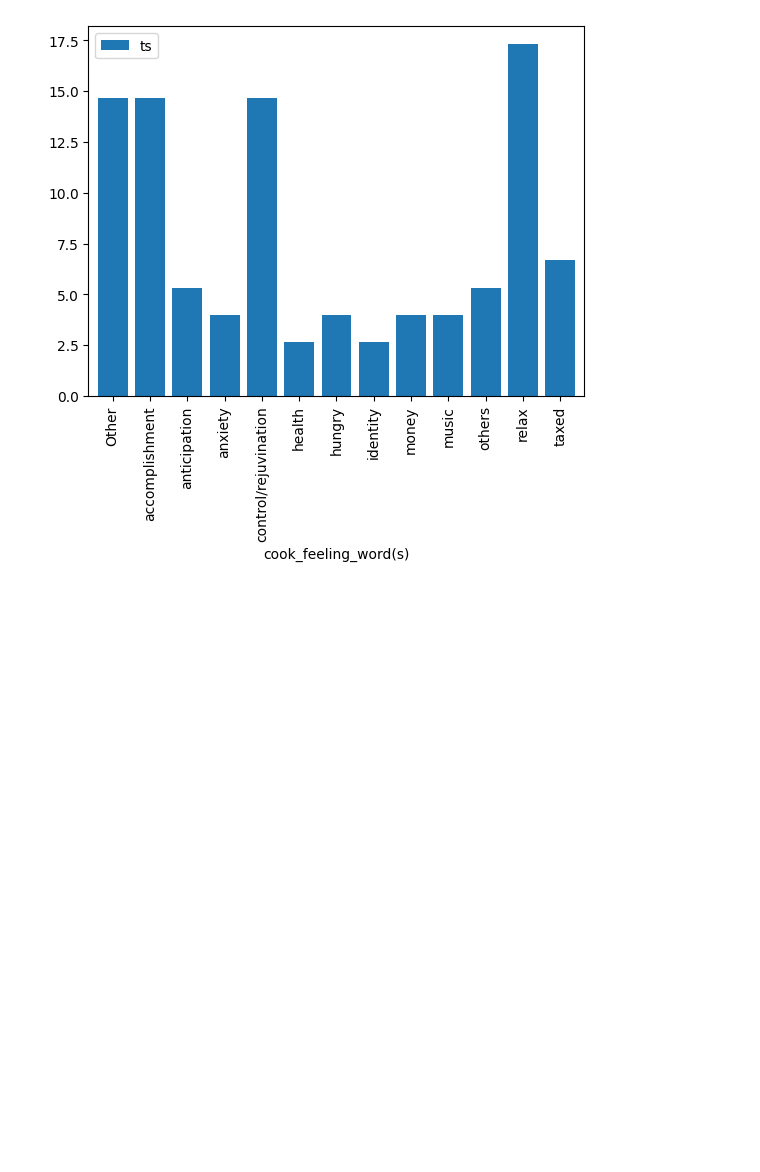
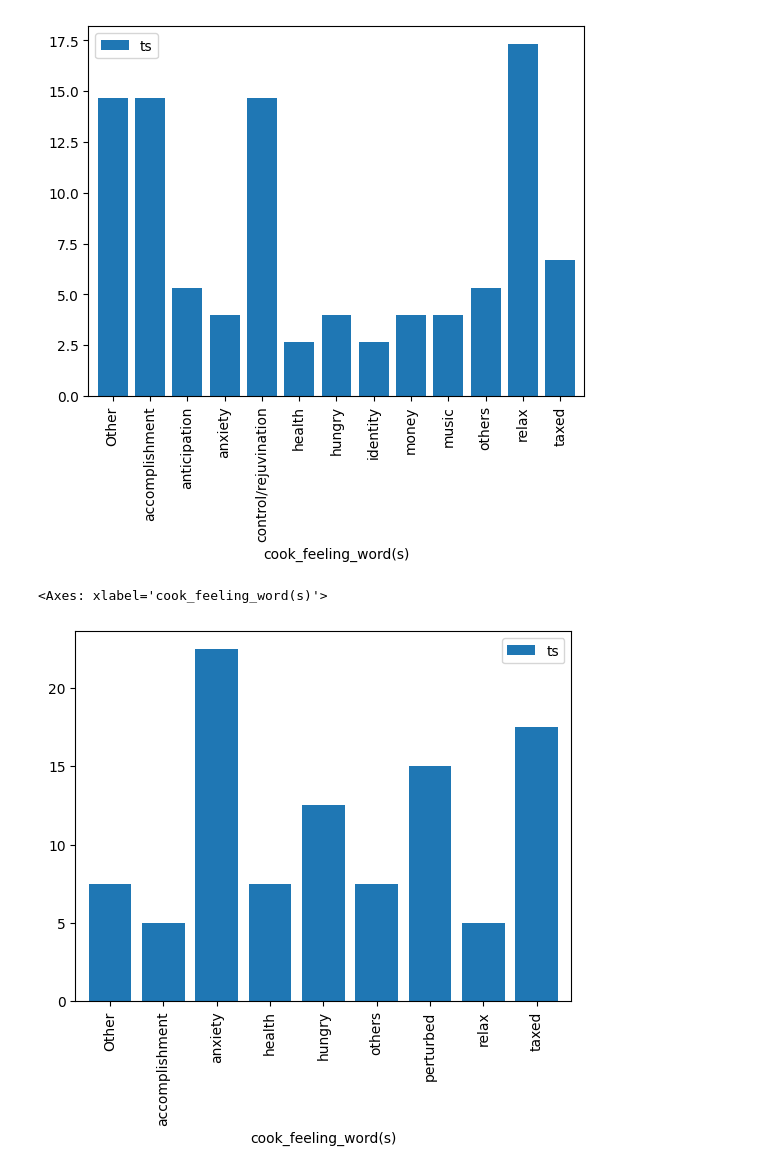
Before and after one commit to kaedejohnson/raw_food_epfl_dh411, a Jupyter notebook: survey_analysis.ipynb, the cells around one changed output. Drawn from its saved outputs; the diff is of its cells as text; code cells hidden in the pictures; blank space fills up the shorter version.

Commit message:
non p word dist

```diff
--- a/survey_analysis.ipynb
+++ b/survey_analysis.ipynb
@@ -212,7 +212,7 @@ def append_ckfl_words(row):
     # anticipation (good)
     ckfl_shell(row, ['excited', 'inspired'], 'anticipation')
     # bothersome
-    ckfl_shell(row, ['life(credit', 'impatient', 'annoyed', 'perdre'], 'perturbed')
+    ckfl_shell(row, ['life(credit', 'impatient', 'annoyed', 'perdre', 'burned', 'strapped', 'occupied', 'perdre'], 'perturbed')
     # hungry
     ckfl_shell(row, ['hungry'], 'hungry')
     # anxiety
@@ -222,13 +222,13 @@ def append_ckfl_words(row):
     # control / rejuvination
     ckfl_shell(row, ['redeem', 'love', 'content', 'control', 'creati'], 'control/rejuvination')
     # health
-    ckfl_shell(row, ['natural', 'health'], 'health')
+    ckfl_shell(row, ['natural', 'health', 'vegan'], 'health')
     # music
     ckfl_shell(row, ['music'], 'music')
     # identity
     ckfl_shell(row, ['culture', 'ability'], 'identity')
     # others
-    ckfl_shell(row, ['someone', 'family', 'girlfriend'], 'others')
+    ckfl_shell(row, ['someone', 'family', 'girlfriend', 'alone'], 'others')
     # money
     ckfl_shell(row, ['money', 'affordable'], 'money')
 
@@ -241,3 +241,4 @@ def append_ckfl_words(row):
 survey = survey.apply(append_ckfl_words, axis=1)
 
 survey.loc[survey['cook_feeling'] == 'I feel very relaxed, because cooking is a way to relax and the food is seasoned according to my own taste.', 'cook_feeling_word(s)'] = ['control/rejuvination']
+survey.loc[survey['cook_feeling'] == '很麻烦 不喜欢做饭', 'cook_feeling_word(s)'] = ['taxed']
@@ -269,6 +250,14 @@ word_dist.plot(kind='bar', width=0.8)
 # %% [output]
 <Axes: xlabel='cook_feeling_word(s)'>
 [figure]
+# %%
+survey_exploded = survey[survey['cook_sentiment'] != "P"].explode('cook_feeling_word(s)')
+survey_exploded_agg = survey_exploded.groupby('cook_feeling_word(s)').agg('count')['ts']
+word_dist = (pd.DataFrame(survey_exploded_agg) / pd.DataFrame(survey_exploded_agg).sum(axis=0)) * 100
+word_dist.plot(kind='bar', width=0.8)
+# %% [output]
+<Axes: xlabel='cook_feeling_word(s)'>
+[figure, added]
 # %%
 music - 2
 own culture - 1
```
Also changed, not shown: parts of 1 cell of this notebook.
